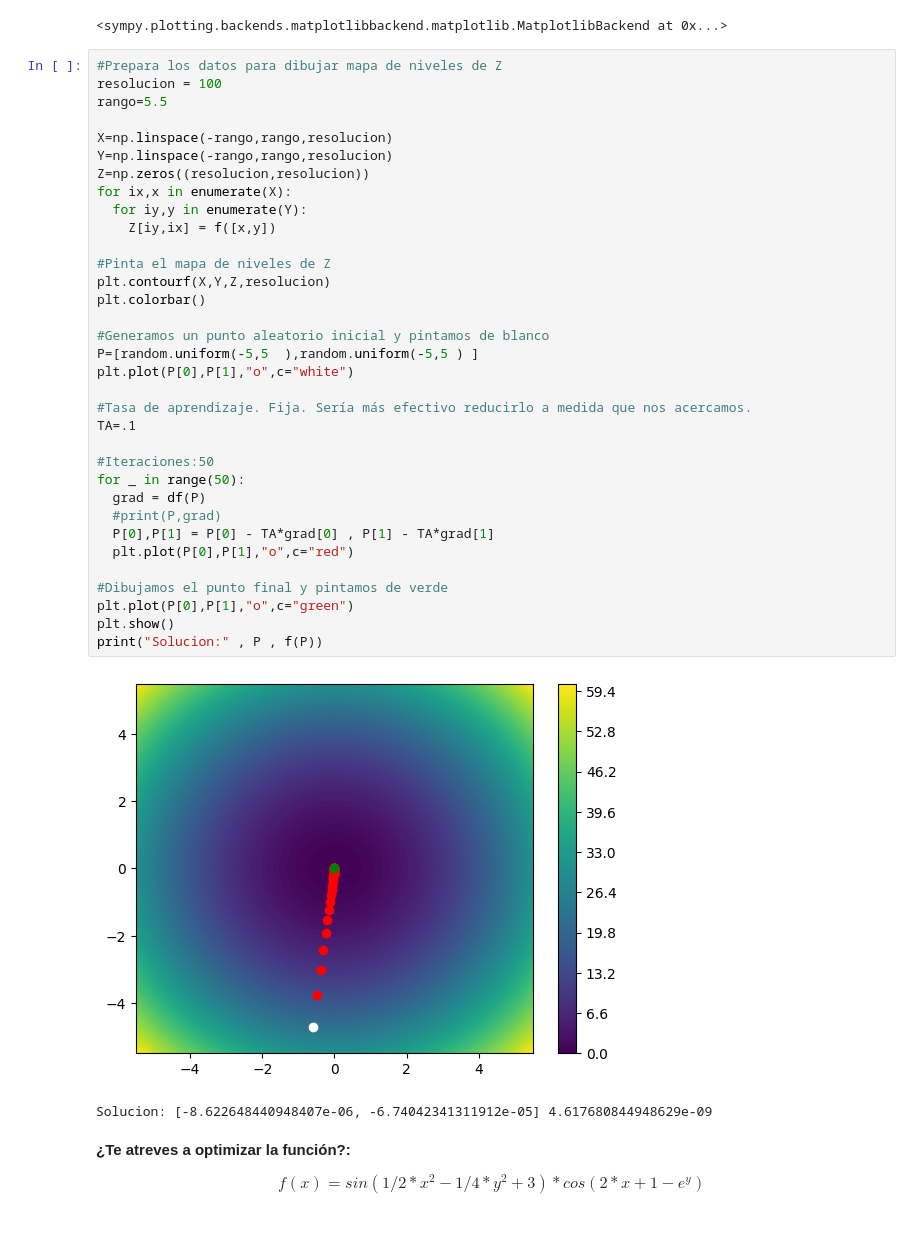
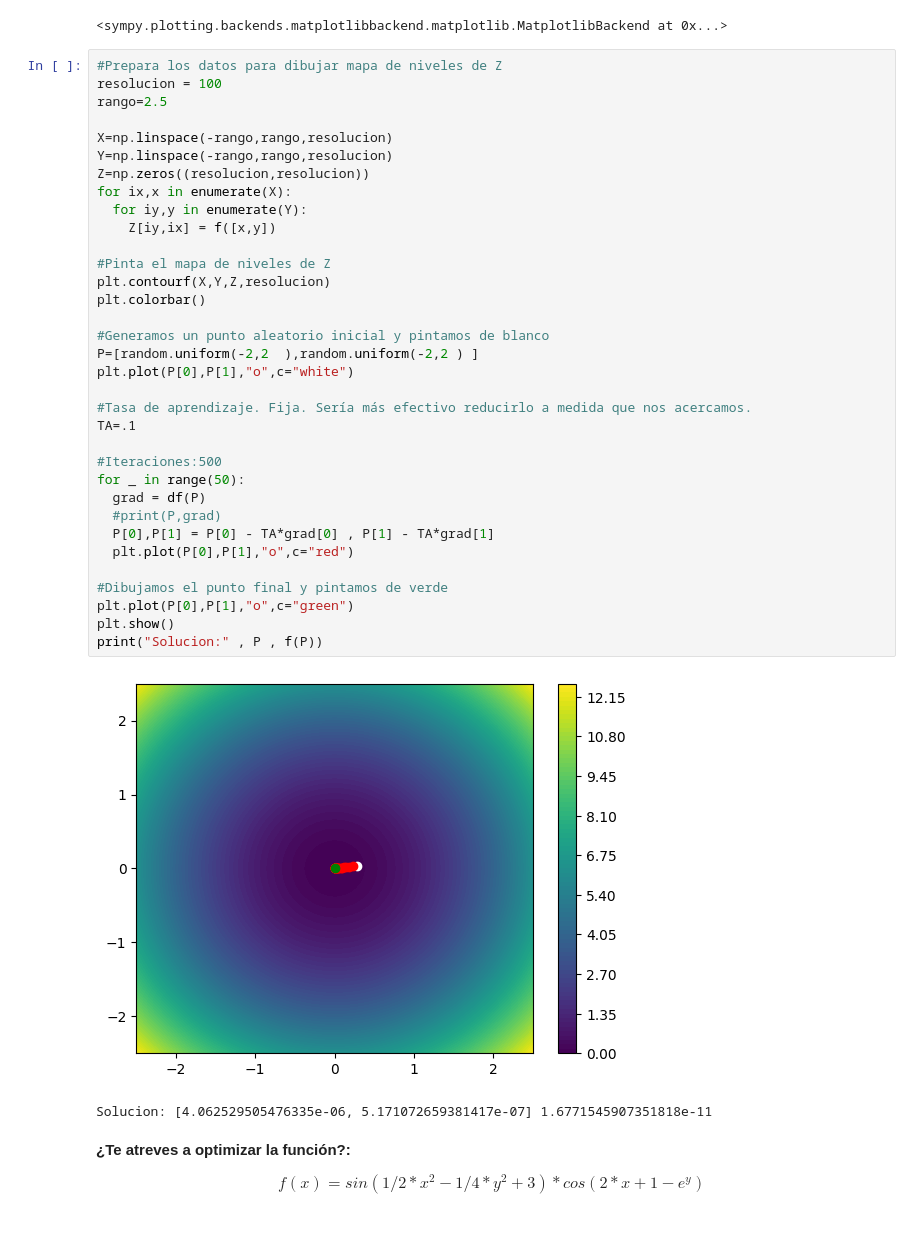
Before and after one commit to kars542-byte/Algoritmos_Optimizacion_V1, a Jupyter notebook: Algoritmos_AG3_Kenneth_Rangel.ipynb, the cells around one changed output. Cells and saved outputs as stored; diff of their text form.

```diff
--- a/Algoritmos_AG3_Kenneth_Rangel.ipynb
+++ b/Algoritmos_AG3_Kenneth_Rangel.ipynb
@@ -277,40 +279,40 @@ plot3d(x**2 + y**2,
 # %%
 #Prepara los datos para dibujar mapa de niveles de Z
 resolucion = 100
-rango=5.5
+rango=2.5
 
 X=np.linspace(-rango,rango,resolucion)
 Y=np.linspace(-rango,rango,resolucion)
 Z=np.zeros((resolucion,resolucion))
 for ix,x in enumerate(X):
   for iy,y in enumerate(Y):
     Z[iy,ix] = f([x,y])
 
 #Pinta el mapa de niveles de Z
 plt.contourf(X,Y,Z,resolucion)
 plt.colorbar()
 
 #Generamos un punto aleatorio inicial y pintamos de blanco
-P=[random.uniform(-5,5  ),random.uniform(-5,5 ) ]
+P=[random.uniform(-2,2  ),random.uniform(-2,2 ) ]
 plt.plot(P[0],P[1],"o",c="white")
 
 #Tasa de aprendizaje. Fija. Sería más efectivo reducirlo a medida que nos acercamos.
 TA=.1
 
-#Iteraciones:50
+#Iteraciones:500
 for _ in range(50):
   grad = df(P)
   #print(P,grad)
   P[0],P[1] = P[0] - TA*grad[0] , P[1] - TA*grad[1]
   plt.plot(P[0],P[1],"o",c="red")
 
 #Dibujamos el punto final y pintamos de verde
 plt.plot(P[0],P[1],"o",c="green")
 plt.show()
 print("Solucion:" , P , f(P))
 # %% [output]
-[figure, old version]
+[figure, new version]
-Solucion: [-8.622648440948407e-06, -6.74042341311912e-05] 4.617680844948629e-09
+Solucion: [4.062529505476335e-06, 5.171072659381417e-07] 1.6771545907351818e-11
 # %% [markdown]
 **¿Te atreves a optimizar la función?:**
 
```
Also changed, not shown: parts of 9 cells of this notebook.
